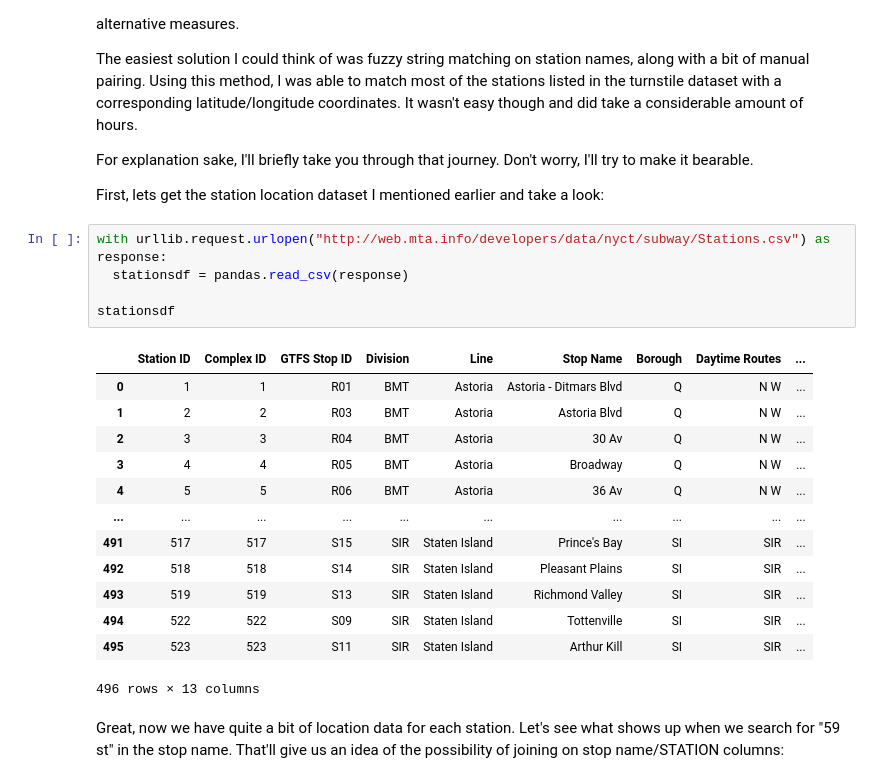
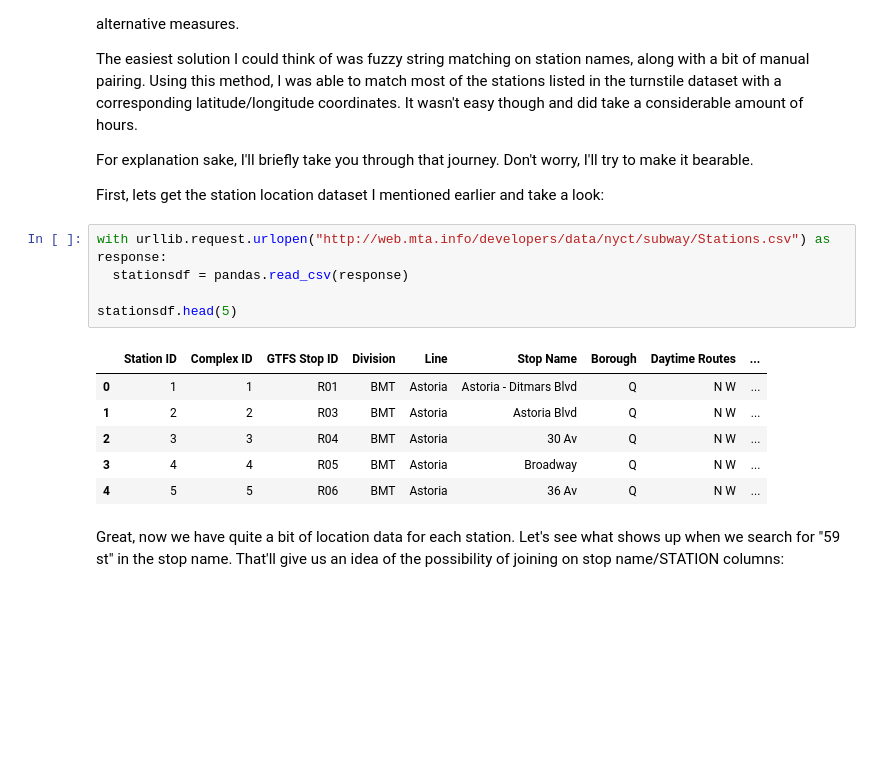
Before and after one commit to ajpen/ajpen.github.io, a Jupyter notebook: content/notebooks/mta-turnstile-dataset-geotagging.ipynb, the cells around one changed output. Cells and saved outputs as stored; diff of their text form; blank space fills up the shorter version.

```diff
--- a/content/notebooks/mta-turnstile-dataset-geotagging.ipynb
+++ b/content/notebooks/mta-turnstile-dataset-geotagging.ipynb
@@ -95,20 +90,13 @@ First, lets get the station location dataset I mentioned earlier and take a look
 # %%
 with urllib.request.urlopen("http://web.mta.info/developers/data/nyct/subway/Stations.csv") as response:
   stationsdf = pandas.read_csv(response)
 
-stationsdf
+stationsdf.head(5)
 # %% [output]
 |  | Station ID | Complex ID | GTFS Stop ID | Division | Line | Stop Name | Borough | Daytime Routes | ... |
 | 0 | 1 | 1 | R01 | BMT | Astoria | Astoria - Ditmars Blvd | Q | N W | ... |
 | 1 | 2 | 2 | R03 | BMT | Astoria | Astoria Blvd | Q | N W | ... |
 | 2 | 3 | 3 | R04 | BMT | Astoria | 30 Av | Q | N W | ... |
 | 3 | 4 | 4 | R05 | BMT | Astoria | Broadway | Q | N W | ... |
 | 4 | 5 | 5 | R06 | BMT | Astoria | 36 Av | Q | N W | ... |
-| ... | ... | ... | ... | ... | ... | ... | ... | ... | ... |
-| 491 | 517 | 517 | S15 | SIR | Staten Island | Prince's Bay | SI | SIR | ... |
-| 492 | 518 | 518 | S14 | SIR | Staten Island | Pleasant Plains | SI | SIR | ... |
-| 493 | 519 | 519 | S13 | SIR | Staten Island | Richmond Valley | SI | SIR | ... |
-| 494 | 522 | 522 | S09 | SIR | Staten Island | Tottenville | SI | SIR | ... |
-| 495 | 523 | 523 | S11 | SIR | Staten Island | Arthur Kill | SI | SIR | ... |
-496 rows × 13 columns
 # %% [markdown]
```
Also changed, not shown: parts of 10 cells of this notebook.
